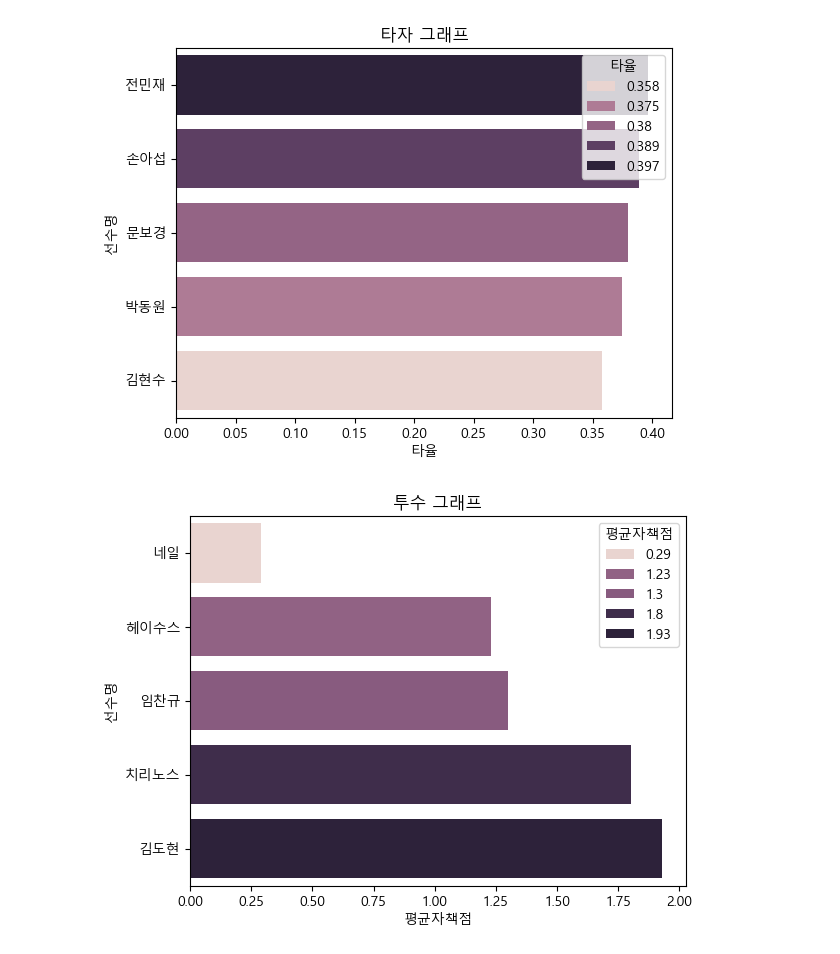
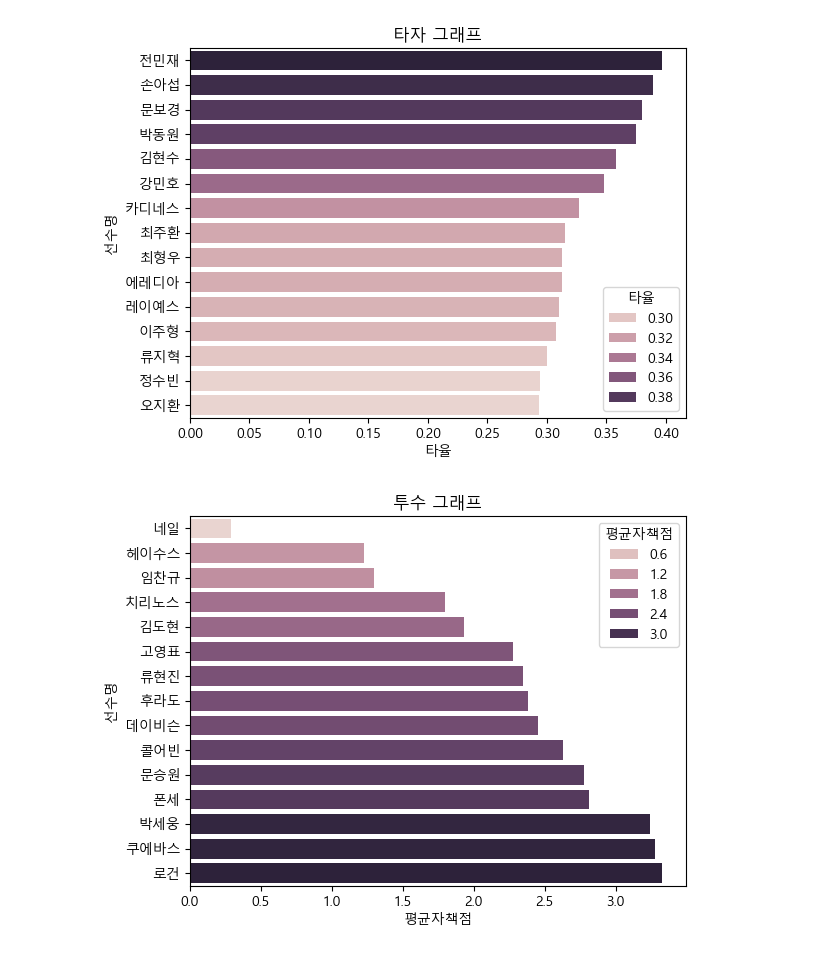
Before and after one commit to COMFORTO-O/SKShieldus_Rookies_Mini_Project_Yamoa, a Jupyter notebook: jupyter/csv_to_visual/player_record_visualization.ipynb, the cells around one changed output. Saved outputs shown, nothing was run; the diff lists cells and outputs as text; code cells hidden in the pictures.

Commit message:
head 5 -> 15

```diff
--- a/jupyter/csv_to_visual/player_record_visualization.ipynb
+++ b/jupyter/csv_to_visual/player_record_visualization.ipynb
@@ -1,24 +1,24 @@
 # %%
 import matplotlib.pyplot as plt
 import matplotlib.font_manager as fm
 import seaborn as sns
 import pandas as pd
 
 plt.rc('font', family='Malgun Gothic')
 plt.rcParams['axes.unicode_minus'] = False
 
-batter_record_df = pd.read_csv('../../csv/batter_record_data.csv', encoding='utf-8').head(5)
-bowler_record_df = pd.read_csv('../../csv/bowler_record_data.csv', encoding='utf-8').head(5)
+batter_record_df = pd.read_csv('../../csv/batter_record_data.csv', encoding='utf-8').head(15)
+bowler_record_df = pd.read_csv('../../csv/bowler_record_data.csv', encoding='utf-8').head(15)
 
 # 타자 그래프
 sns.barplot(y='선수명', x='타율', data=batter_record_df, hue='타율')
 plt.title('타자 그래프')
 plt.show()
 
 # 투수 그래프
 sns.barplot(y='선수명', x='평균자책점', data=bowler_record_df, hue='평균자책점')
 plt.title('투수 그래프')
 plt.show()
 # %% [output]
-[figure, old version]
+[figure, new version]
-[figure, old version]
+[figure, new version]
```
Also changed, not shown: 3 other files.
